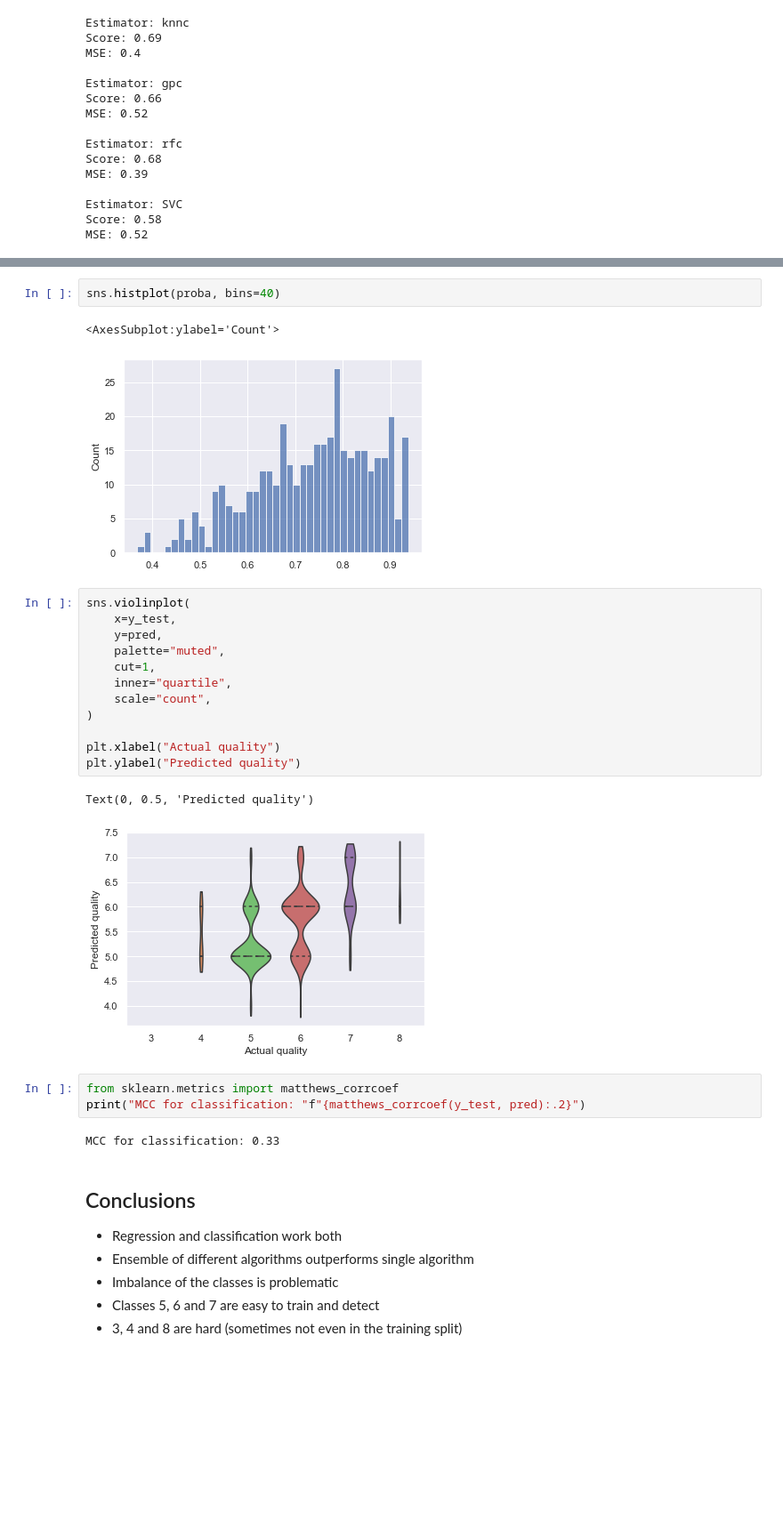
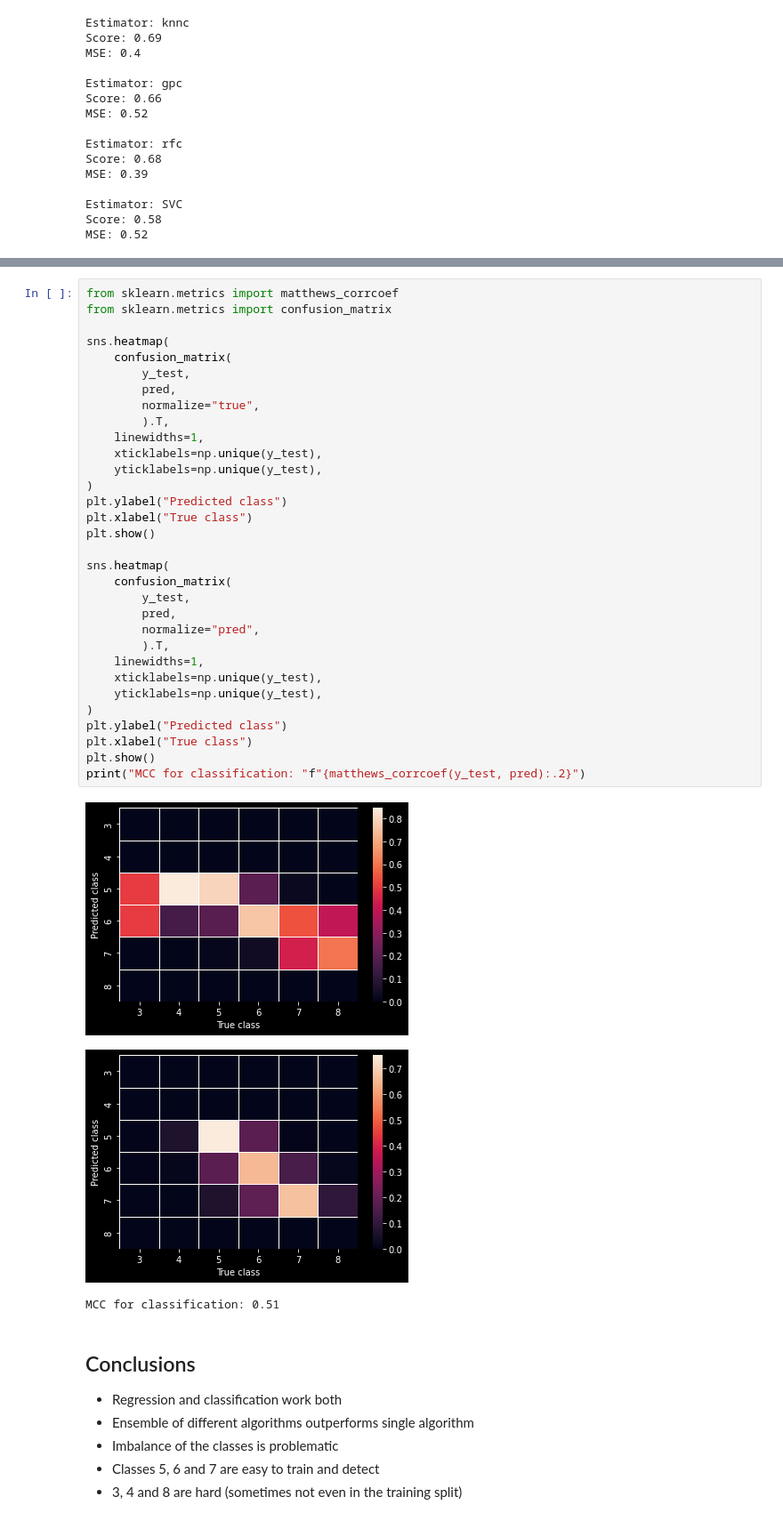
Before and after one commit to SandroMartens/sturdy-bassoon, a Jupyter notebook: Red Wine Quality/analyse.ipynb, the cells around one changed output, grey strips where cells are left out. Shown at 89% size. Cells and saved outputs as stored; diff of their text form; blank space fills up the shorter version.

```diff
--- a/Red Wine Quality/analyse.ipynb
+++ b/Red Wine Quality/analyse.ipynb
@@ -315,28 +317,39 @@ sns.scatterplot(
-# %%
-sns.histplot(proba, bins=40)
-# %% [output]
-<AxesSubplot:ylabel='Count'>
-[figure, removed]
-# %%
-sns.violinplot(
-    x=y_test,
-    y=pred,
-    palette="muted",
-    cut=1,
-    inner="quartile",
-    scale="count",
-)
-
-plt.xlabel("Actual quality")
-plt.ylabel("Predicted quality")
-# %% [output]
-Text(0, 0.5, 'Predicted quality')
-[figure, removed]
-# %%
-from sklearn.metrics import matthews_corrcoef
-print("MCC for classification: "f"{matthews_corrcoef(y_test, pred):.2}")
-# %% [output]
-MCC for classification: 0.33
+# %%
+from sklearn.metrics import matthews_corrcoef
+from sklearn.metrics import confusion_matrix
+
+sns.heatmap(
+    confusion_matrix(
+        y_test,
+        pred,
+        normalize="true",
+        ).T,
+    linewidths=1,
+    xticklabels=np.unique(y_test),
+    yticklabels=np.unique(y_test),
+)
+plt.ylabel("Predicted class")
+plt.xlabel("True class")
+plt.show()
+
+sns.heatmap(
+    confusion_matrix(
+        y_test,
+        pred,
+        normalize="pred",
+        ).T,
+    linewidths=1,
+    xticklabels=np.unique(y_test),
+    yticklabels=np.unique(y_test),
+)
+plt.ylabel("Predicted class")
+plt.xlabel("True class")
+plt.show()
+print("MCC for classification: "f"{matthews_corrcoef(y_test, pred):.2}")
+# %% [output]
+[figure, added]
+[figure, added]
+MCC for classification: 0.51
 # %% [markdown]
 ## Conclusions
 - Regression and classification work both
```
Also changed, not shown: parts of 10 cells of this notebook, 4 other files.
